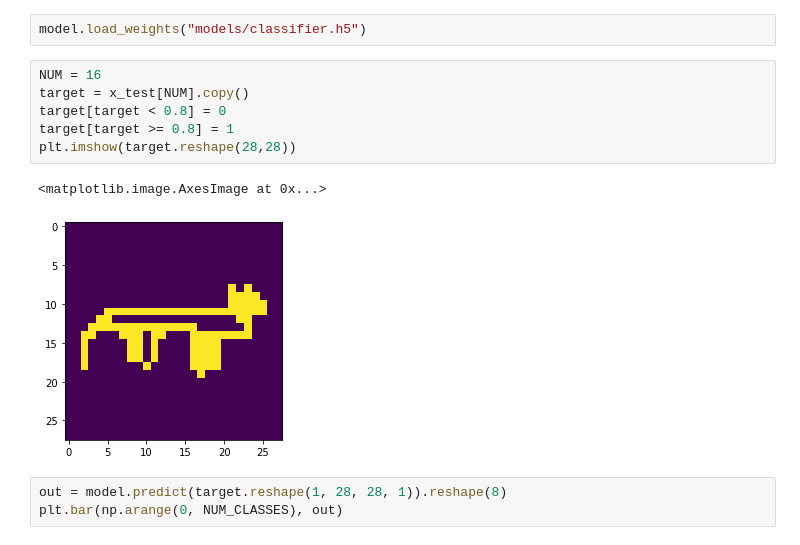
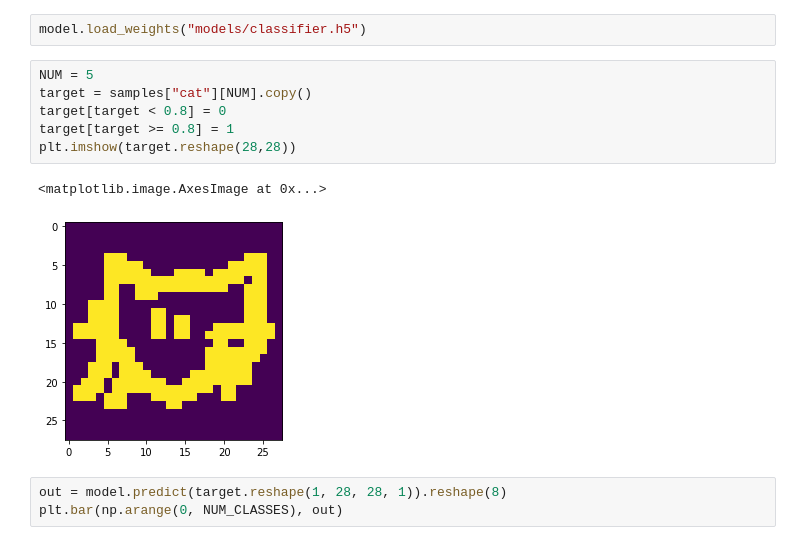
Before and after one commit to federico-terzi/leonardo, a Jupyter notebook: test_classifier.ipynb, the cells around one changed output. Drawn from its saved outputs; the diff is of its cells as text.

```diff
--- a/test_classifier.ipynb
+++ b/test_classifier.ipynb
@@ -86,14 +86,14 @@ _________________________________________________________________
 # %%
 model.load_weights("models/classifier.h5")
 # %%
-NUM = 16
-target = x_test[NUM].copy()
+NUM = 5
+target = samples["cat"][NUM].copy()
 target[target < 0.8] = 0
 target[target >= 0.8] = 1
 plt.imshow(target.reshape(28,28))
 # %% [output]
 <matplotlib.image.AxesImage at 0x...>
-[figure, old version]
+[figure, new version]
 # %%
 out = model.predict(target.reshape(1, 28, 28, 1)).reshape(8)
 plt.bar(np.arange(0, NUM_CLASSES), out)
```
Also changed, not shown: 3 other files.
